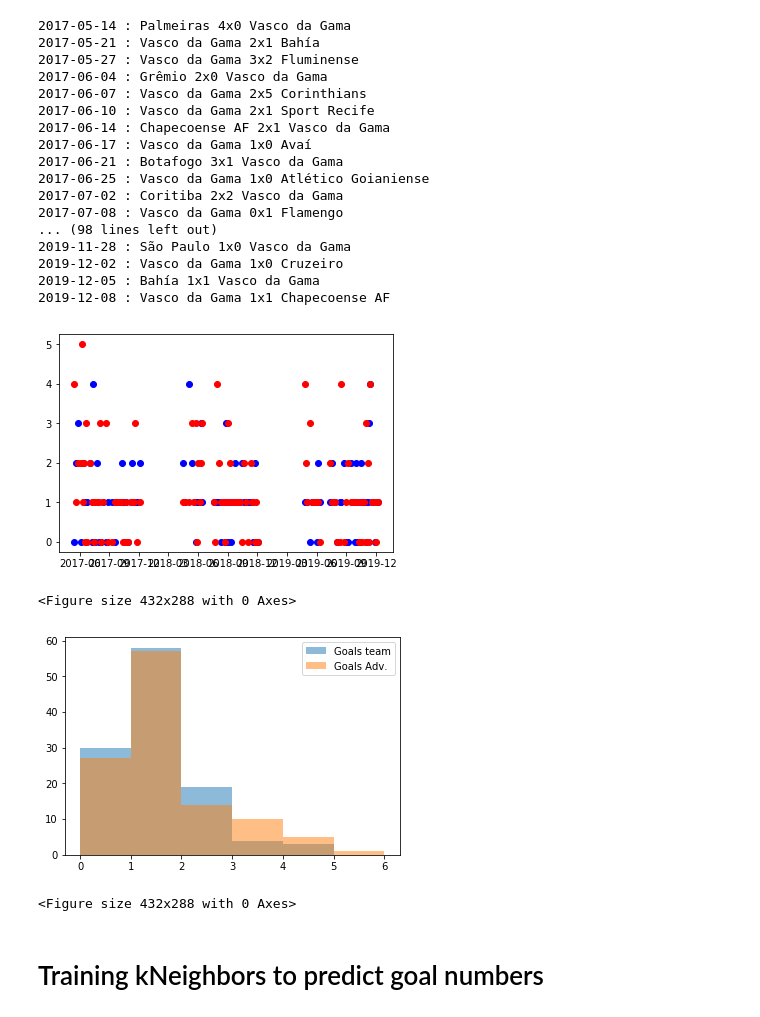
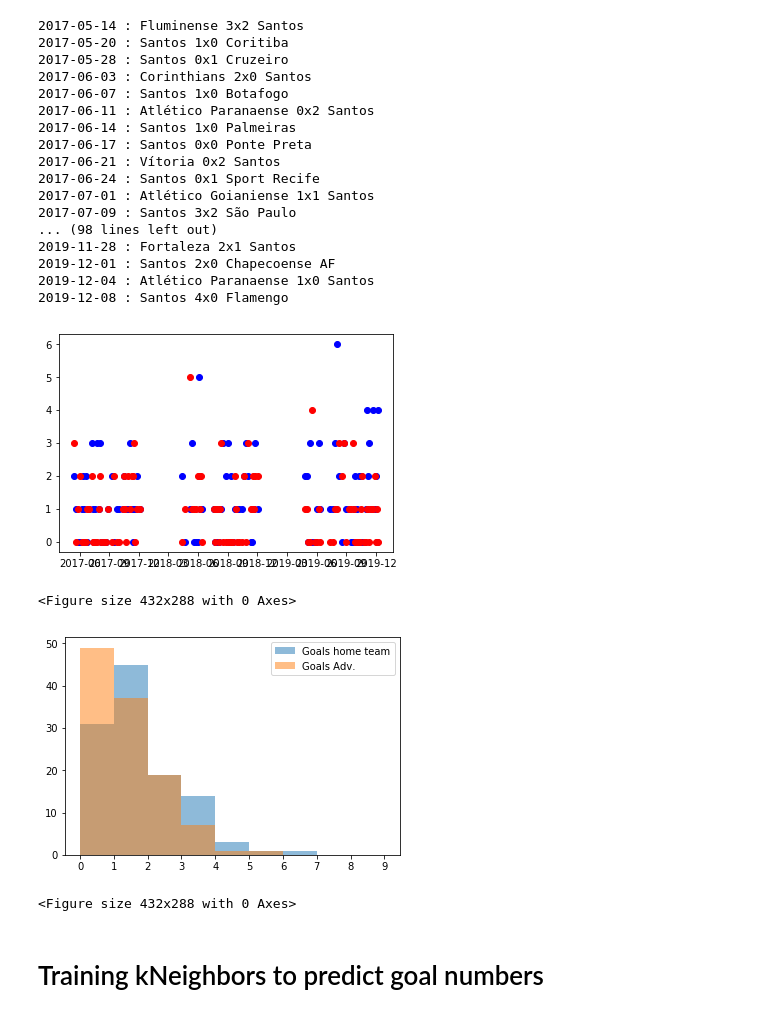
Before and after one commit to aleandrade/Data-Science, a Jupyter notebook: SoccerDataScienceNotebook.ipynb, the cells around one changed output. Drawn from its saved outputs; the diff is of its cells as text; code cells hidden in the pictures.

```diff
--- a/SoccerDataScienceNotebook.ipynb
+++ b/SoccerDataScienceNotebook.ipynb
@@ -8,10 +13,13 @@ from sklearn.model_selection import train_test_split
 import math
 import seaborn as sns
 # %%
-teamname = "Vasco da Gama"
+teamname = "Santos"
 
 matches = pd.read_csv("spi_matches.csv")
-team_matches = matches[np.logical_or(matches['team1'] == teamname, matches['team2'] == teamname)]
+if(teamname == "all") :
+    team_matches = matches
+else :
+    team_matches = matches[np.logical_or(matches['team1'] == teamname, matches['team2'] == teamname)]
 team_matches_data = team_matches.loc[:, ['date', 'team1', 'team2', 'score1', 'score2', 'prob1', 'prob2', 'importance1', 'importance2', 'spi1', 'spi2']]
 # %%
 for label, row in team_matches_data.iterrows() :
@@ -22,38 +30,48 @@ for label, row in team_matches_data.iterrows() :
         team_matches_data.loc[label, "place"] = 0.0
         team_matches_data.loc[label, "prob_team"] = row['prob1']
         team_matches_data.loc[label, "spi_team"] = row['spi1']
+        team_matches_data.loc[label, "spi_adv"] = row['spi2']
+        team_matches_data.loc[label, "spi_dif"] = row['spi1'] - row['spi2']
         if(math.isnan(row['importance1'])) :
             team_matches_data.loc[label, "importance_team"] = 25.0
         else :
             team_matches_data.loc[label, "importance_team"] = row['importance1']
+        if(math.isnan(row['score1'])) :
+            team_matches_data.loc[label, "goals_team"] = 0.0
+            team_matches_data.loc[label, "goals_adv"] = 0.0
     else :
         team_matches_data.loc[label, "goals_team"] = row['score2']
         team_matches_data.loc[label, "goals_adv"] = row['score1']
         team_matches_data.loc[label, "place"] = 1.0
         team_matches_data.loc[label, "prob_team"] = row['prob2']
         team_matches_data.loc[label, "spi_team"] = row['spi2']
+        team_matches_data.loc[label, "spi_adv"] = row['spi1']
+        team_matches_data.loc[label, "spi_dif"] = row['spi2'] - row['spi1']
         if(math.isnan(row['importance2'])) :
             team_matches_data.loc[label, "importance_team"] = 25.0
         else :
             team_matches_data.loc[label, "importance_team"] = row['importance2']
+        if(math.isnan(row['score1'])) :
+            team_matches_data.loc[label, "goals_team"] = 0.0
+            team_matches_data.loc[label, "goals_adv"] = 0.0
 # %% [output]
-2017-05-14 : Palmeiras 4x0 Vasco da Gama
-2017-05-21 : Vasco da Gama 2x1 Bahía
-2017-05-27 : Vasco da Gama 3x2 Fluminense
-2017-06-04 : Grêmio 2x0 Vasco da Gama
-2017-06-07 : Vasco da Gama 2x5 Corinthians
-2017-06-10 : Vasco da Gama 2x1 Sport Recife
-2017-06-14 : Chapecoense AF 2x1 Vasco da Gama
-2017-06-17 : Vasco da Gama 1x0 Avaí
-2017-06-21 : Botafogo 3x1 Vasco da Gama
-2017-06-25 : Vasco da Gama 1x0 Atlético Goianiense
-2017-07-02 : Coritiba 2x2 Vasco da Gama
-2017-07-08 : Vasco da Gama 0x1 Flamengo
+2017-05-14 : Fluminense 3x2 Santos
+2017-05-20 : Santos 1x0 Coritiba
+2017-05-28 : Santos 0x1 Cruzeiro
+2017-06-03 : Corinthians 2x0 Santos
+2017-06-07 : Santos 1x0 Botafogo
+2017-06-11 : Atlético Paranaense 0x2 Santos
+2017-06-14 : Santos 1x0 Palmeiras
+2017-06-17 : Santos 0x0 Ponte Preta
+2017-06-21 : Vítoria 0x2 Santos
+2017-06-24 : Santos 0x1 Sport Recife
+2017-07-01 : Atlético Goianiense 1x1 Santos
+2017-07-09 : Santos 3x2 São Paulo
 ... (98 lines left out)
-2019-11-28 : São Paulo 1x0 Vasco da Gama
-2019-12-02 : Vasco da Gama 1x0 Cruzeiro
-2019-12-05 : Bahía 1x1 Vasco da Gama
-2019-12-08 : Vasco da Gama 1x1 Chapecoense AF
+2019-11-28 : Fortaleza 2x1 Santos
+2019-12-01 : Santos 2x0 Chapecoense AF
+2019-12-04 : Atlético Paranaense 1x0 Santos
+2019-12-08 : Santos 4x0 Flamengo
 # %%
 team_matches_data.loc[:, "datetimeobj"] = team_matches_data.loc[:, "date"].apply(lambda x : datetime.datetime.strptime(x, "%Y-%m-%d"))
 
@@ -62,17 +80,17 @@ plt.plot_date(x=team_matches_data.loc[:, 'datetimeobj'], y=team_matches_data.loc
 plt.show()
 plt.clf()
 # %% [output]
-[figure, old version]
+[figure, new version]
 <Figure size 432x288 with 0 Axes>
 # %%
-plt.hist(team_matches_data['goals_team'], bins = range(7), alpha=0.5, label='Goals team')
-plt.hist(team_matches_data['goals_adv'], bins = range(7), alpha=0.5, label='Goals Adv.')
+plt.hist(team_matches_data['goals_team'], bins = range(10), alpha=0.5, label='Goals home team')
+plt.hist(team_matches_data['goals_adv'], bins = range(10), alpha=0.5, label='Goals Adv.')
 plt.legend(loc='upper right')
-plt.xticks(range(7))
+plt.xticks(range(10))
 plt.show()
 plt.clf()
 # %% [output]
-[figure, old version]
+[figure, new version]
 <Figure size 432x288 with 0 Axes>
 # %% [markdown]
 # Training kNeighbors to predict goal numbers
```
Also changed, not shown: parts of 7 cells of this notebook, 2 other files.
